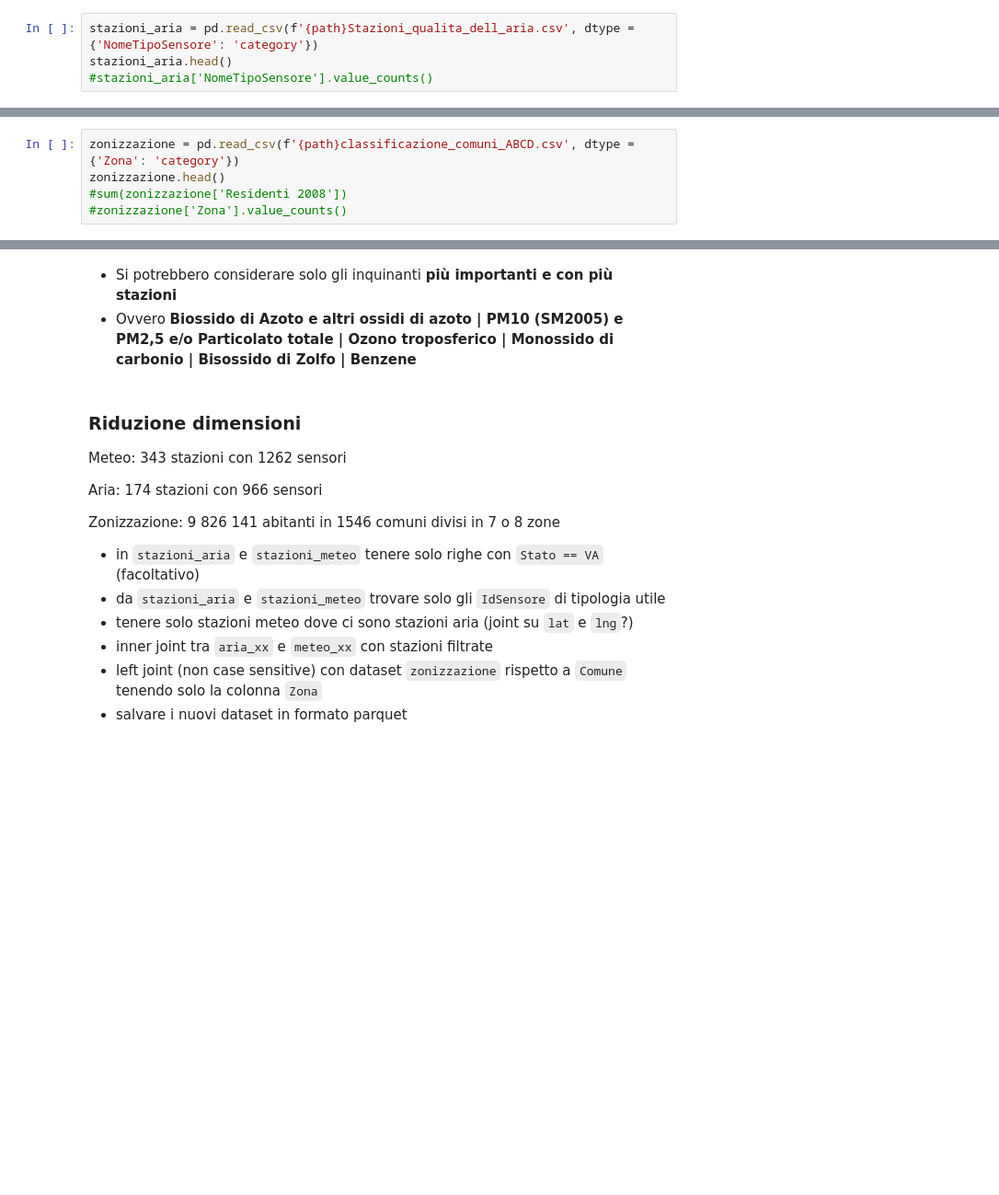
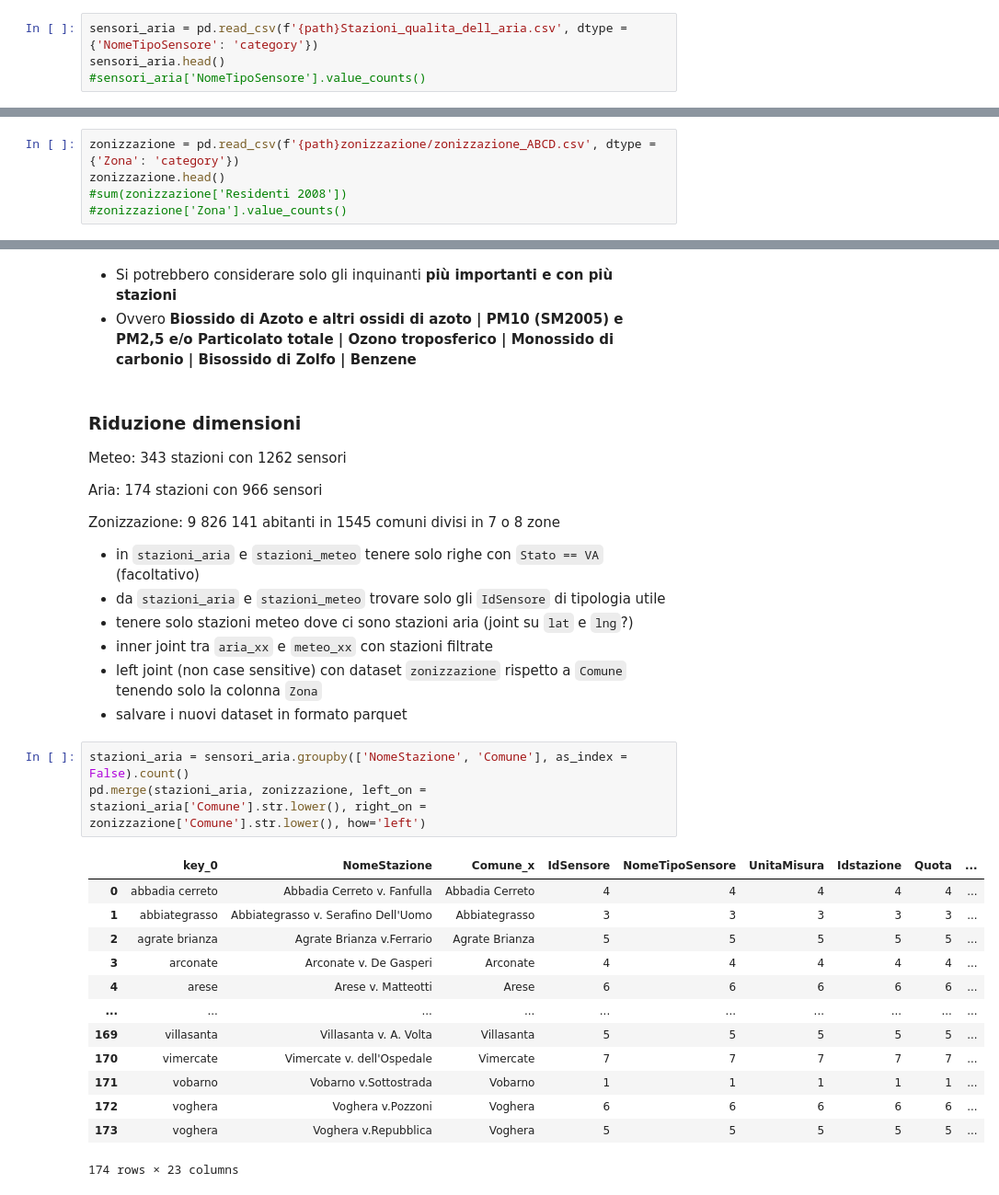
Before and after one commit to giocoal/air-quality-milano-interactive-data-visualization-tableau, a Jupyter notebook: Data_Visualization_project_21_22.ipynb, the cells around one changed output, grey strips where cells are left out. Shown: that part at 92% size. Cells and saved outputs as stored; diff of their text form; blank space fills up the shorter version.

```diff
--- a/Data_Visualization_project_21_22.ipynb
+++ b/Data_Visualization_project_21_22.ipynb
@@ -190,9 +190,9 @@ stazioni_meteo.head()
     - (latitudine°, longitudine°)
     - Posizione
 # %%
-stazioni_aria = pd.read_csv(f'{path}Stazioni_qualita_dell_aria.csv', dtype = {'NomeTipoSensore': 'category'})
-stazioni_aria.head()
-#stazioni_aria['NomeTipoSensore'].value_counts()
+sensori_aria = pd.read_csv(f'{path}Stazioni_qualita_dell_aria.csv', dtype = {'NomeTipoSensore': 'category'})
+sensori_aria.head()
+#sensori_aria['NomeTipoSensore'].value_counts()
 # %% [output]
 |  | IdSensore | NomeTipoSensore | UnitaMisura | Idstazione | NomeStazione | Quota | Provincia | Comune | ... |
 | 0 | 17286 | Biossido di Azoto | µg/m³ | 1374 | Monza Parco | 181.0 | MB | Monza | ... |
@@ -223,7 +223,7 @@ dtype: object
 # %% [markdown]
 #### Zonizzazione
 # %%
-zonizzazione = pd.read_csv(f'{path}classificazione_comuni_ABCD.csv', dtype = {'Zona': 'category'})
+zonizzazione = pd.read_csv(f'{path}zonizzazione/zonizzazione_ABCD.csv', dtype = {'Zona': 'category'})
 zonizzazione.head()
 #sum(zonizzazione['Residenti 2008'])
 #zonizzazione['Zona'].value_counts()
@@ -274,7 +274,7 @@ Meteo: 343 stazioni con 1262 sensori
 
 Aria: 174 stazioni con 966 sensori
 
-Zonizzazione: 9 826 141 abitanti in 1546 comuni divisi in 7 o 8 zone
+Zonizzazione: 9 826 141 abitanti in 1545 comuni divisi in 7 o 8 zone
 
 - in `stazioni_aria` e `stazioni_meteo` tenere solo righe con `Stato == VA` (facoltativo)
 - da `stazioni_aria` e `stazioni_meteo` trovare solo gli `IdSensore` di tipologia utile
@@ -282,3 +282,20 @@ Zonizzazione: 9 826 141 abitanti in 1546 comuni divisi in 7 o 8 zone
 - inner joint tra `aria_xx` e `meteo_xx` con stazioni filtrate
 - left joint (non case sensitive) con dataset `zonizzazione` rispetto a `Comune` tenendo solo la colonna `Zona`
 - salvare i nuovi dataset in formato parquet
+# %%
+stazioni_aria = sensori_aria.groupby(['NomeStazione', 'Comune'], as_index = False).count()
+pd.merge(stazioni_aria, zonizzazione, left_on = stazioni_aria['Comune'].str.lower(), right_on = zonizzazione['Comune'].str.lower(), how='left')
+# %% [output]
+|  | key_0 | NomeStazione | Comune_x | IdSensore | NomeTipoSensore | UnitaMisura | Idstazione | Quota | ... |
+| 0 | abbadia cerreto | Abbadia Cerreto v. Fanfulla | Abbadia Cerreto | 4 | 4 | 4 | 4 | 4 | ... |
+| 1 | abbiategrasso | Abbiategrasso v. Serafino Dell'Uomo | Abbiategrasso | 3 | 3 | 3 | 3 | 3 | ... |
+| 2 | agrate brianza | Agrate Brianza v.Ferrario | Agrate Brianza | 5 | 5 | 5 | 5 | 5 | ... |
+| 3 | arconate | Arconate v. De Gasperi | Arconate | 4 | 4 | 4 | 4 | 4 | ... |
+| 4 | arese | Arese v. Matteotti | Arese | 6 | 6 | 6 | 6 | 6 | ... |
+| ... | ... | ... | ... | ... | ... | ... | ... | ... | ... |
+| 169 | villasanta | Villasanta v. A. Volta | Villasanta | 5 | 5 | 5 | 5 | 5 | ... |
+| 170 | vimercate | Vimercate v. dell'Ospedale | Vimercate | 7 | 7 | 7 | 7 | 7 | ... |
+| 171 | vobarno | Vobarno v.Sottostrada | Vobarno | 1 | 1 | 1 | 1 | 1 | ... |
+| 172 | voghera | Voghera v.Pozzoni | Voghera | 6 | 6 | 6 | 6 | 6 | ... |
+| 173 | voghera | Voghera v.Repubblica | Voghera | 5 | 5 | 5 | 5 | 5 | ... |
+174 rows × 23 columns
```
Also changed, not shown: parts of 6 cells of this notebook, 5 other files.
